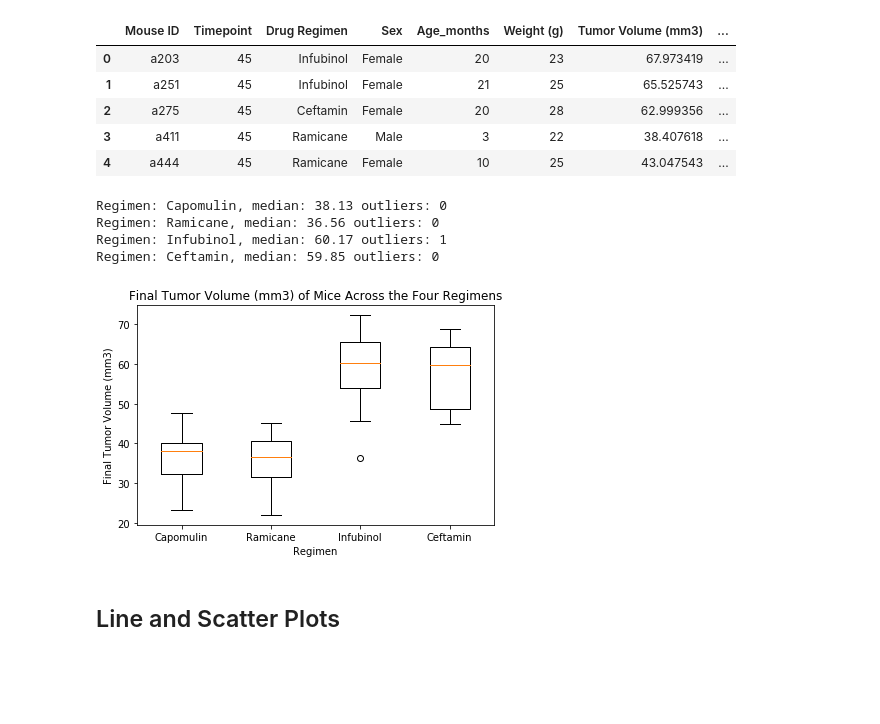
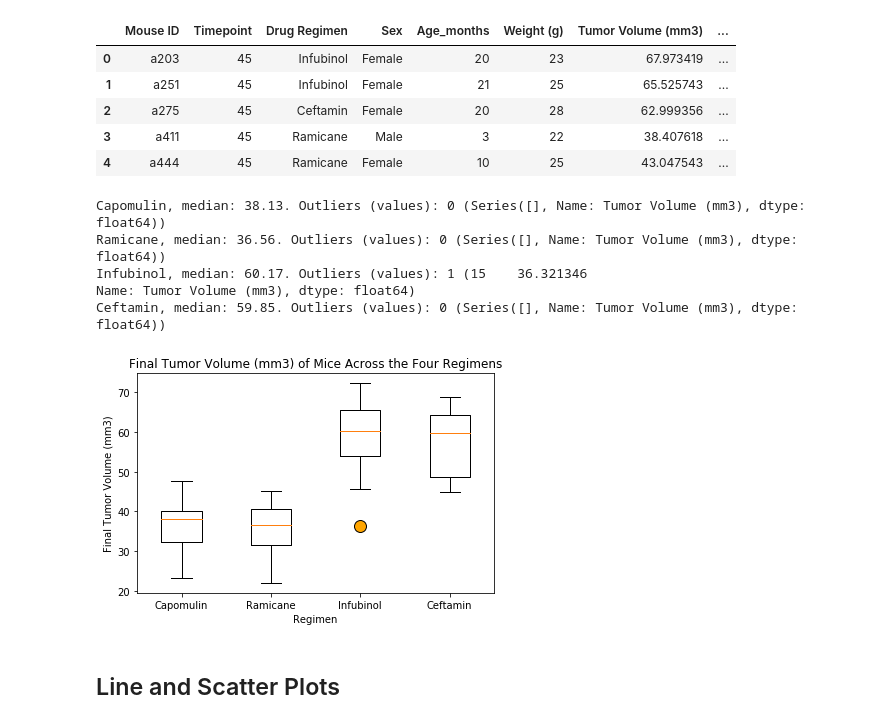
Before and after one commit to ckunakom/matplotlib-challenge, a Jupyter notebook: Pymaceuticals analysis.ipynb, the cells around one changed output. Saved outputs shown, nothing was run; the diff lists cells and outputs as text; code cells hidden in the pictures; blank space fills up the shorter version.

Commit message:
Added code per grader's feedback

```diff
--- a/Pymaceuticals analysis.ipynb
+++ b/Pymaceuticals analysis.ipynb
@@ -243,24 +243,27 @@ for drug in drugNames:
 
     outliers = drugtumorvolume.loc[(drugtumorvolume < lower_bound) | (drugtumorvolume > upper_bound)]
 
-    print(f"Regimen: {drug}, median: {round(median,2)} outliers: {len(outliers)}")
+    print(f"{drug}, median: {round(median,2)}. Outliers (values): {len(outliers)} ({outliers})")
 # %% [output]
-Regimen: Capomulin, median: 38.13 outliers: 0
-Regimen: Ramicane, median: 36.56 outliers: 0
-Regimen: Infubinol, median: 60.17 outliers: 1
-Regimen: Ceftamin, median: 59.85 outliers: 0
+Capomulin, median: 38.13. Outliers (values): 0 (Series([], Name: Tumor Volume (mm3), dtype: float64))
+Ramicane, median: 36.56. Outliers (values): 0 (Series([], Name: Tumor Volume (mm3), dtype: float64))
+Infubinol, median: 60.17. Outliers (values): 1 (15    36.321346
+Name: Tumor Volume (mm3), dtype: float64)
+Ceftamin, median: 59.85. Outliers (values): 0 (Series([], Name: Tumor Volume (mm3), dtype: float64))
 # %%
 # Generate a box plot of the final tumor volume of each mouse across four regimens of interest
-plt.boxplot(tumorVol_drug, labels=drugNames);
+orange_out = dict(markerfacecolor='orange',markersize=12)
+plt.boxplot(tumorVol_drug, labels = drugNames,flierprops=orange_out)
 
+## FEEDBACK FROM GRADER: In the box plot, the outlier should have a custom style or color
 plt.title('Final Tumor Volume (mm3) of Mice Across the Four Regimens')
 plt.ylabel('Final Tumor Volume (mm3)')
 plt.xlabel('Regimen')
 
 plt.tight_layout()
 plt.show()
 # %% [output]
-[figure, old version]
+[figure, new version]
 # %% [markdown]
 ## Line and Scatter Plots
 # %%
```
Also changed, not shown: parts of 1 cell of this notebook, 1 other file.
